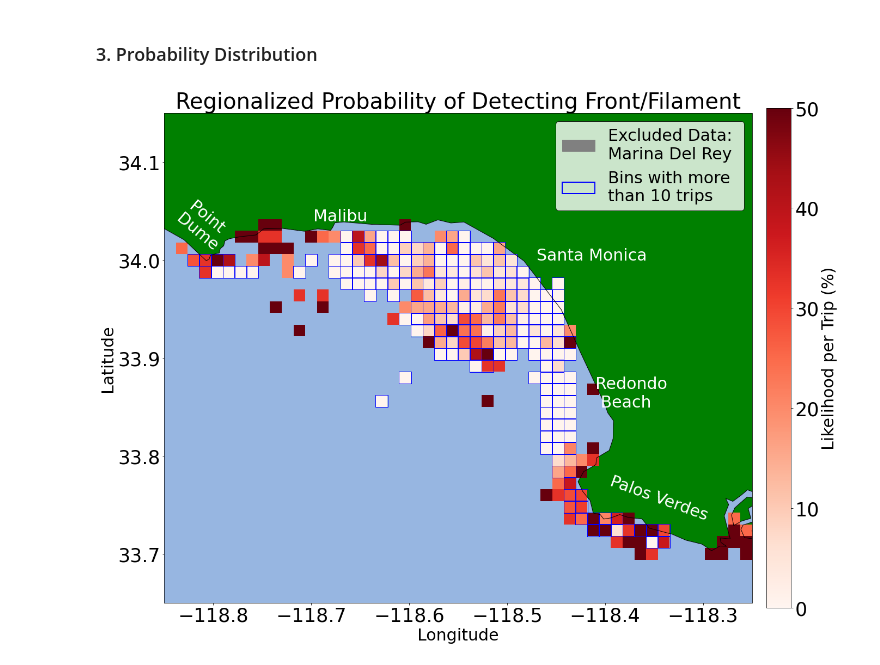
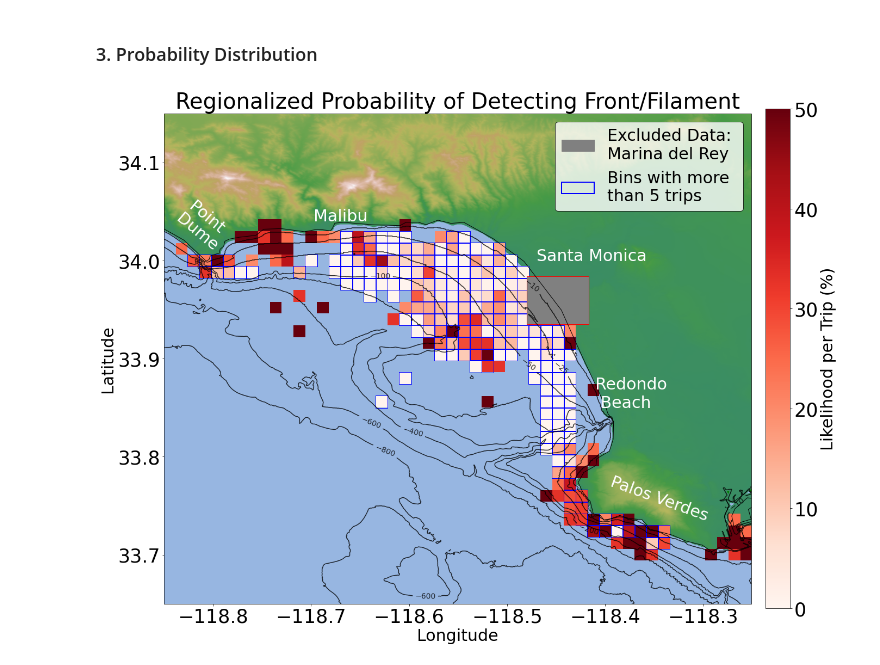
Before and after one commit to garrettstaller/ucla-zodiac, a Jupyter notebook: probability_distribution.ipynb, the cells around one changed output. Drawn from its saved outputs; the diff is of its cells as text; code cells hidden in the pictures.

Commit message:
Updated ensembles and added plot features to pdf

```diff
--- a/probability_distribution.ipynb
+++ b/probability_distribution.ipynb
@@ -96,6 +103,29 @@ with open('filament_ensemble.pkl', 'rb') as ztd:
     filament_ensemble = pickle.load(ztd)
 with open('front_ensemble.pkl', 'rb') as ztd:
     front_ensemble = pickle.load(ztd)
+# %%
+# Grab socal coastal relief data if user specifies
+if plot_land or plot_bath:
+    from netCDF4 import Dataset, num2date
+    nc = Dataset(fname)
+
+    # Adjust resolution to improve run time
+    res = 2
+
+    lon_relief, lat_relief = np.array(nc.variables['lon'][::res]), np.array(nc.variables['lat'][::res])
+    depths = np.array(nc.variables['Band1'][::res, ::res])
+
+    lon_low = np.where((lon_relief <= -118.25) & (lon_relief > -118.85))[0][-1]
+    lon_upp = np.where((lon_relief <= -118.25) & (lon_relief > -118.85))[0][0]
+    lat_low = np.where((lat_relief >= 33.5) & (lat_relief < 34.15))[0][0]
+    lat_upp = np.where((lat_relief >= 33.5) & (lat_relief < 34.15))[0][-1]
+
+    depths = depths[lat_low:lat_upp, lon_upp:lon_low]
+
+    lon_relief = lon_relief[lon_upp:lon_low]
+    lat_relief = lat_relief[lat_low:lat_upp]
+
+    lon_relief, lat_relief = np.meshgrid(lon_relief, lat_relief)
 # %% [markdown]
 ### 1. Zodiac/Structure Location
 # %%
@@ -242,9 +272,14 @@ ax.coastlines()
 ax.add_feature(cfeature.LAND, facecolor = 'green')
 ax.add_feature(cfeature.OCEAN)
 
-# plt.hist2d(col_count, row_count, bins=(50,50),
-#            range = [(lon_min, lon_max), (lat_min, lat_max)],
-#            cmap=cm.tab20b, cmin = 1, vmin = 0, vmax = 100, zorder=1)
+# Add details
+if plot_bath:
+    cs = plt.contour(lon_relief, lat_relief, depths, [-800, -600, -400, -200, -100, -50, -25, -10], cmap='gray', vmin=-10, alpha = .8)
+    plt.clabel(cs, inline = True, fontsize = 14)
+
+if plot_land:
+    terra = plt.scatter(lon_relief[depths > 0], lat_relief[depths > 0], c = depths[depths > 0], cmap = 'gist_earth', vmin = 10)
+    terra.set_clim(-500)
 
 plt.hist2d(mask_lon, mask_lat, bins=(50,50),
            range = [(lon_min, lon_max), (lat_min, lat_max)],
@@ -273,34 +308,34 @@ plt.text(-118.81, 34.01, 'Point \nDume', fontsize=fs_label, rotation=-40, ha='ce
 plt.text(-118.67, 34.04, 'Malibu', fontsize=fs_label, rotation=0, ha='center', color = 'white')
 plt.text(-118.47, 34.0,  'Santa Monica', fontsize=fs_label, rotation=  0, ha='left',   color = 'white')
 plt.text(-118.41, 33.85,  'Redondo \n Beach', fontsize=fs_label, rotation=0, ha='left',color = 'white')
 plt.text(-118.345, 33.735, 'Palos Verdes', fontsize=fs_label, rotation=-20, ha='center', color = 'white')
 
 # legend
-gray_patch = mpatches.Patch(color='gray', label='Excluded Data: \nMarina Del Rey')
-legend_square = mpatches.Rectangle((0, 0), 1, 1, facecolor='none', edgecolor='blue', lw=2, label='Bins with more \nthan 10 trips')
+gray_patch = mpatches.Patch(color='gray', label='Excluded Data: \nMarina del Rey')
+legend_square = mpatches.Rectangle((0, 0), 1, 1, facecolor='none', edgecolor='blue', lw=2, label='Bins with more \nthan 5 trips')
 legend = plt.legend(handles=[gray_patch, legend_square], loc='upper right', fontsize = fs_label, frameon = True)
 frame = legend.get_frame()
 frame.set_linewidth(1)        # Border thickness
 frame.set_facecolor('white')  # Background color
 frame.set_edgecolor('black')
 
 # Adjust bounds
 ax.set_ylim(33.65, lat_max)
 
 # Graping params
 ax.set_xticks(np.linspace(-118.80, -118.30, 6)) # set x-ticks
 ax.set_xlabel('Longitude', fontsize = fs_label)
 ax.set_yticks(np.linspace(33.7, 34.10, 5))      # set y-ticks
 ax.set_ylabel('Latitude', fontsize = fs_label)
 ax.set_title('Regionalized Probability of Detecting Front/Filament', fontsize = fs_title)
 
 # Adjust tick size
 ax.tick_params(axis='both', labelsize=fs_tick)
 
 plt.tight_layout()
 
 if saveplots == True:
     plt.savefig('likelihood_plot.png')
 # %% [output]
-[figure, old version]
+[figure, new version]
 # %%
```
Also changed, not shown: parts of 3 cells of this notebook, 1 other file.
